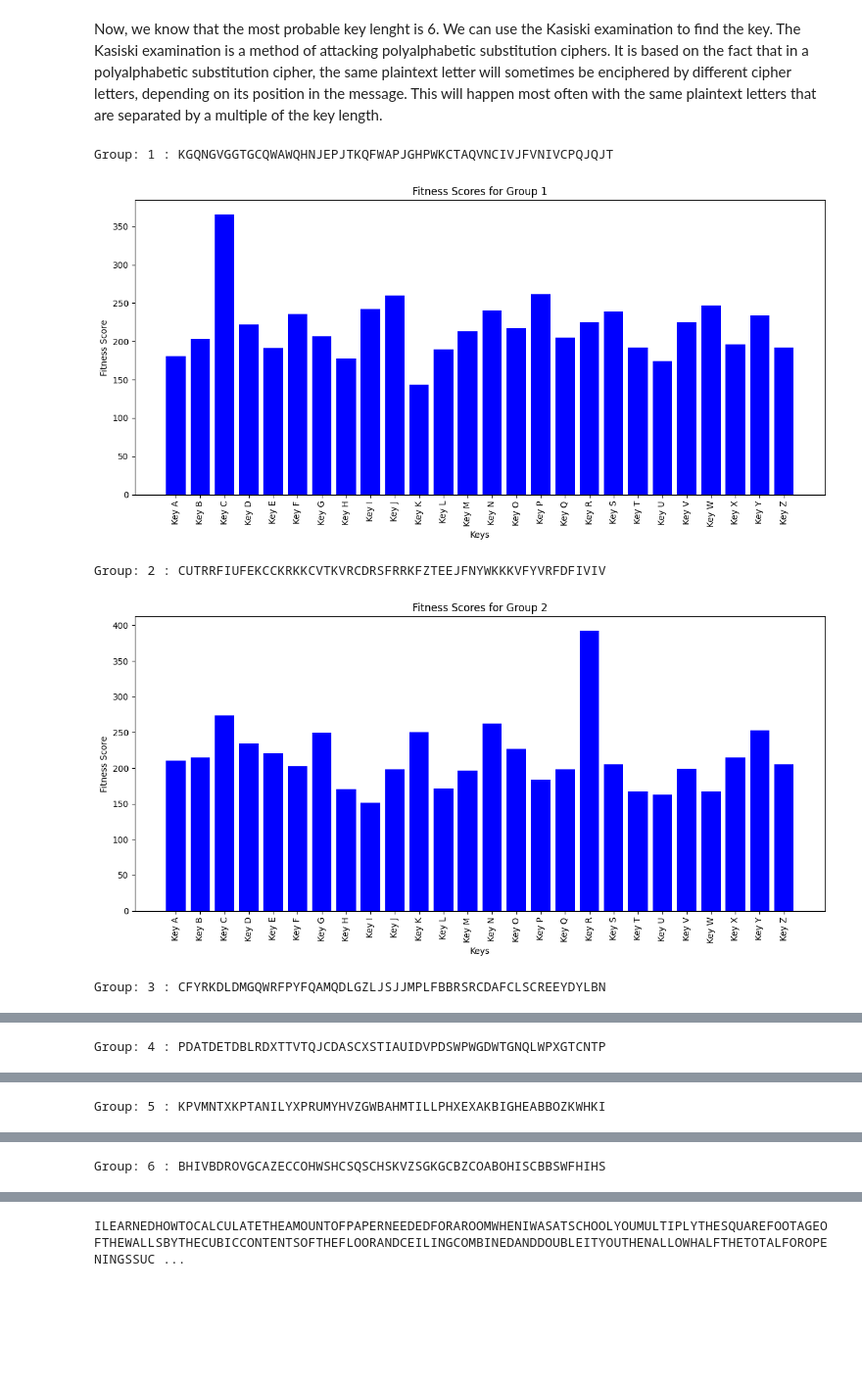
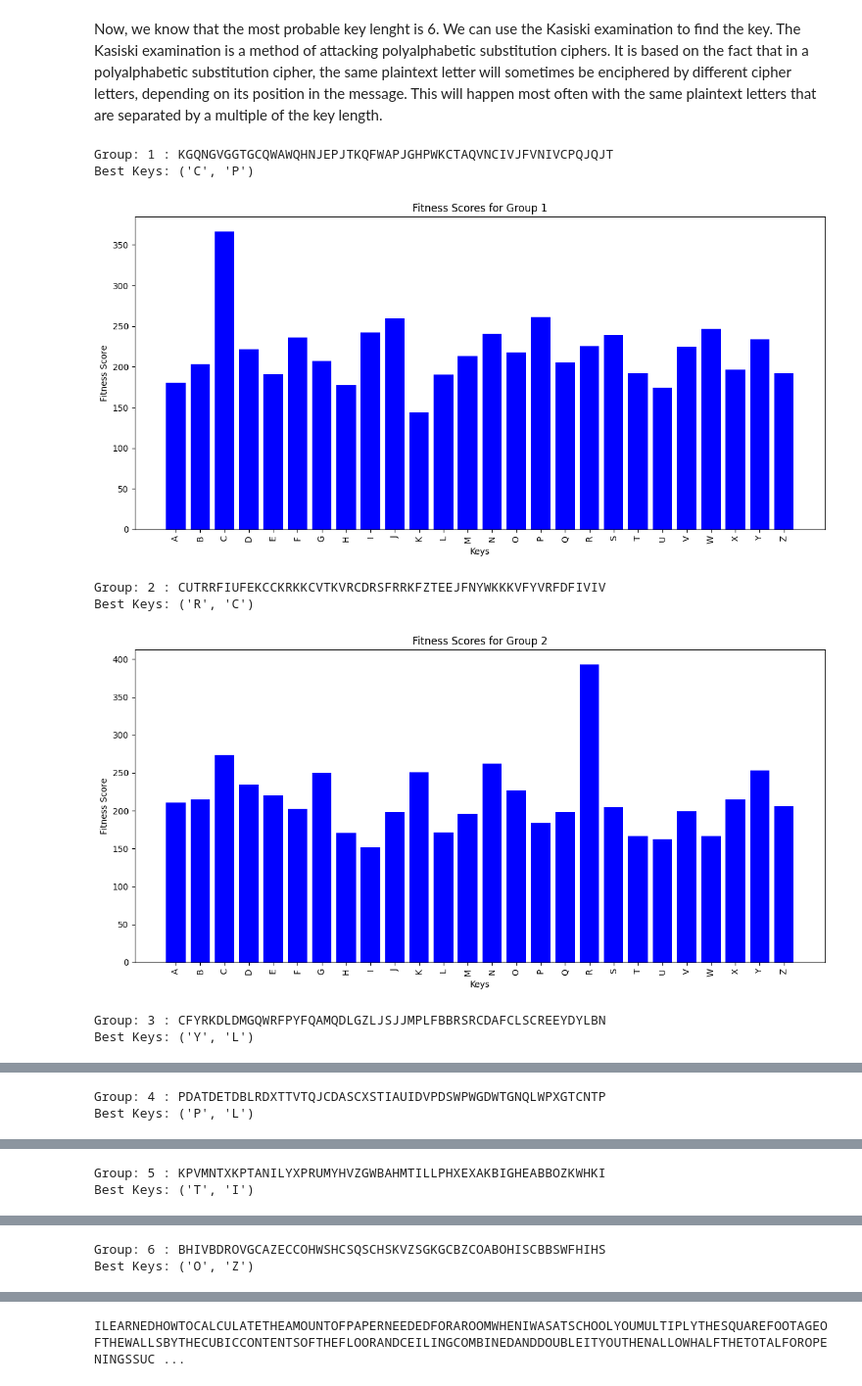
Before and after one commit to SebastianNavarro/cmp-5006-fall24-snavarro, a Jupyter notebook: vigenere_cipher.ipynb, the cells around one changed output, grey strips where cells are left out. Shown at 98% size. Cells and saved outputs as stored; diff of their text form; code cells hidden in the pictures; blank space fills up the shorter version.

Commit message:
Vigenere completed

```diff
--- a/vigenere_cipher.ipynb
+++ b/vigenere_cipher.ipynb
@@ -52,10 +54,13 @@ Now, we know that the most probable key lenght is 6. We can use the Kasiski exam
 # %%
 import matplotlib.pyplot as plt
 
-# Suponiendo que ya tienes la función divide_text(text, n)
+# Variable to store the best keys for each group
+stored_keys = {}
+
+# Divide the ciphertext into groups
 groups = divide_text(text, 6)
 
-# Función de fitness que cuenta las letras en inglés
+# Fitness function to calculate the score of a plaintext
 def fitness(pt):
     english_frequencies = {
         'E': 12.02, 'T': 9.10, 'A': 8.12, 'O': 7.68,
@@ -67,48 +72,60 @@ def fitness(pt):
         'Q': 0.10, 'Z': 0.07
     }
 
-    # Calcula el score basado en la frecuencia de letras en el texto plano
     score = 0
     for letter in pt:
         if letter in english_frequencies:
             score += english_frequencies[letter]
     return score
 
-# Función para descifrar el texto cifrado con vigenere
+# Function to decrypt a Vigenere ciphertext
 def decrypt_vigenere(ciphertext, key):
     plaintext = ''
     key_length = len(key)
     for i, char in enumerate(ciphertext):
         key_char = key[i % key_length]
         shift = ord(key_char) - ord('A')
         plaintext += chr((ord(char) - ord('A') - shift) % 26 + ord('A'))
     return plaintext
 
+# Iterate over the groups and find the best key for each group
 for i, group in enumerate(groups):
-    # Crear listas para almacenar los datos para el histograma (reiniciar en cada grupo)
     keys = []
     scores = []
     alphabet = 'ABCDEFGHIJKLMNOPQRSTUVWXYZ'
     for char in alphabet:
         key = char
         pt = decrypt_vigenere(group, key)
         fitness_score = fitness(pt)
-        keys.append(f'Key {key}')  # Cambiado para que solo muestre la clave
+        keys.append(f'{key}')
         scores.append(fitness_score)
-        #print(f'Group {i+1} Key {key}: {pt} (Fitness: {fitness_score:.2f})')
+
     print(f'Group: {i +1} : {group}')
-    # Crear el histograma
+
+    # Order the keys and scores in descending order
+    sorted_keys_scores = sorted(zip(keys, scores), key=lambda x: x[1], reverse=True)
+    sorted_keys, sorted_scores = zip(*sorted_keys_scores)
+
+    # Store the 2 best keys for each group
+    stored_keys[i + 1] = sorted_keys[:2]
+
+    print(f'Best Keys: {stored_keys[i+1]}')
+
+    # Plot the fitness scores for each key
     plt.figure(figsize=(12, 6))
     plt.bar(keys, scores, color='blue')
     plt.xlabel('Keys')
     plt.ylabel('Fitness Score')
     plt.title(f'Fitness Scores for Group {i+1}')
-    plt.xticks(rotation=90)  # Rotar las etiquetas del eje X para mejor legibilidad
-    plt.tight_layout()  # Ajustar el layout
+    plt.xticks(rotation=90)
+    plt.tight_layout()
     plt.show()
 # %% [output]
 Group: 1 : KGQNGVGGTGCQWAWQHNJEPJTKQFWAPJGHPWKCTAQVNCIVJFVNIVCPQJQJT
+Best Keys: ('C', 'P')
-[figure, old version]
+[figure, new version]
 Group: 2 : CUTRRFIUFEKCCKRKKCVTKVRCDRSFRRKFZTEEJFNYWKKKVFYVRFDFIVIV
+Best Keys: ('R', 'C')
-[figure, old version]
+[figure, new version]
 Group: 3 : CFYRKDLDMGQWRFPYFQAMQDLGZLJSJJMPLFBBRSRCDAFCLSCREEYDYLBN
+Best Keys: ('Y', 'L')
@@ -116 +133,2 @@ Group: 3 : CFYRKDLDMGQWRFPYFQAMQDLGZLJSJJMPLFBBRSRCDAFCLSCREEYDYLBN
 Group: 4 : PDATDETDBLRDXTTVTQJCDASCXSTIAUIDVPDSWPWGDWTGNQLWPXGTCNTP
+Best Keys: ('P', 'L')
@@ -118 +136,2 @@ Group: 4 : PDATDETDBLRDXTTVTQJCDASCXSTIAUIDVPDSWPWGDWTGNQLWPXGTCNTP
 Group: 5 : KPVMNTXKPTANILYXPRUMYHVZGWBAHMTILLPHXEXAKBIGHEABBOZKWHKI
+Best Keys: ('T', 'I')
@@ -120 +139,2 @@ Group: 5 : KPVMNTXKPTANILYXPRUMYHVZGWBAHMTILLPHXEXAKBIGHEABBOZKWHKI
 Group: 6 : BHIVBDROVGCAZECCOHWSHCSQSCHSKVZSGKGCBZCOABOHISCBBSWFHIHS
+Best Keys: ('O', 'Z')
```
Also changed, not shown: parts of 4 cells of this notebook.
